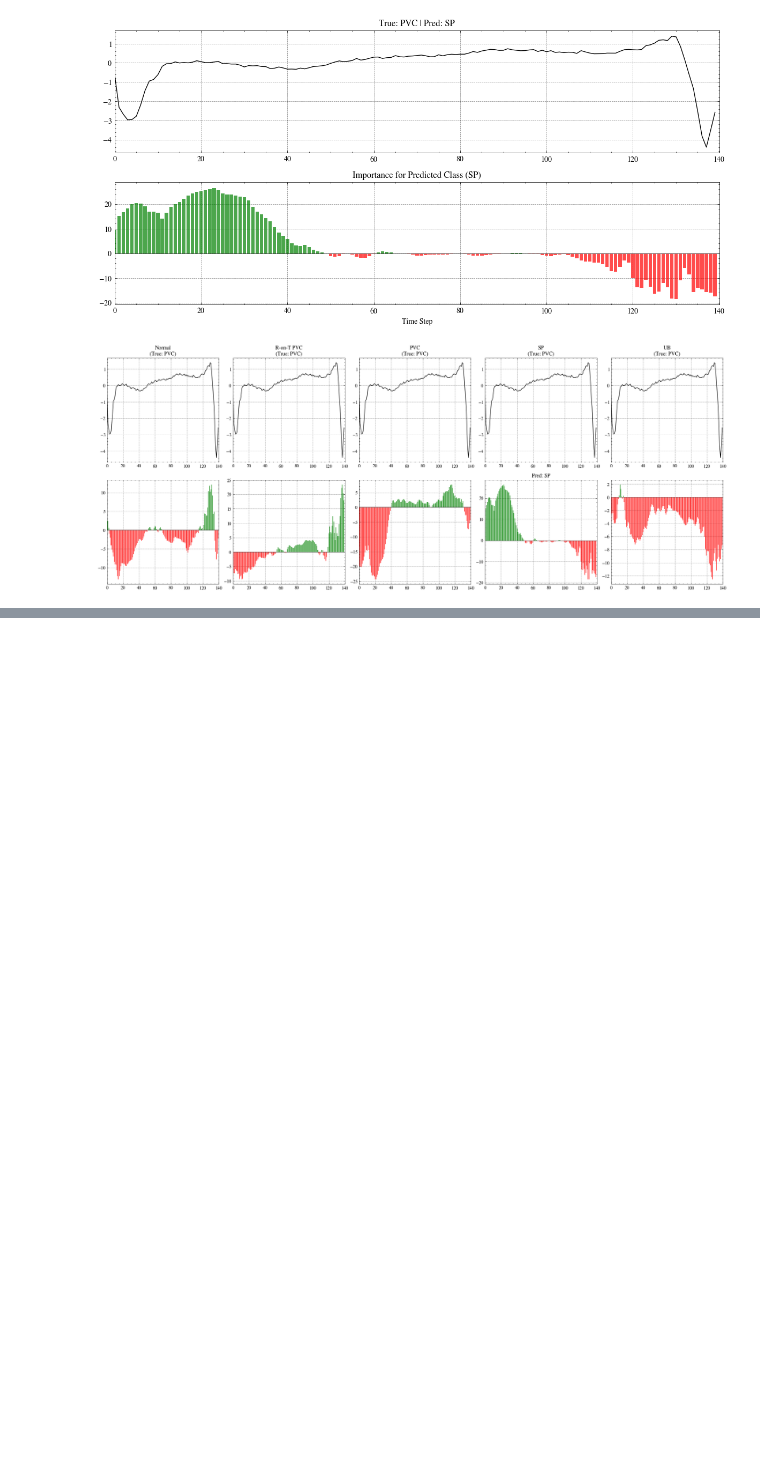
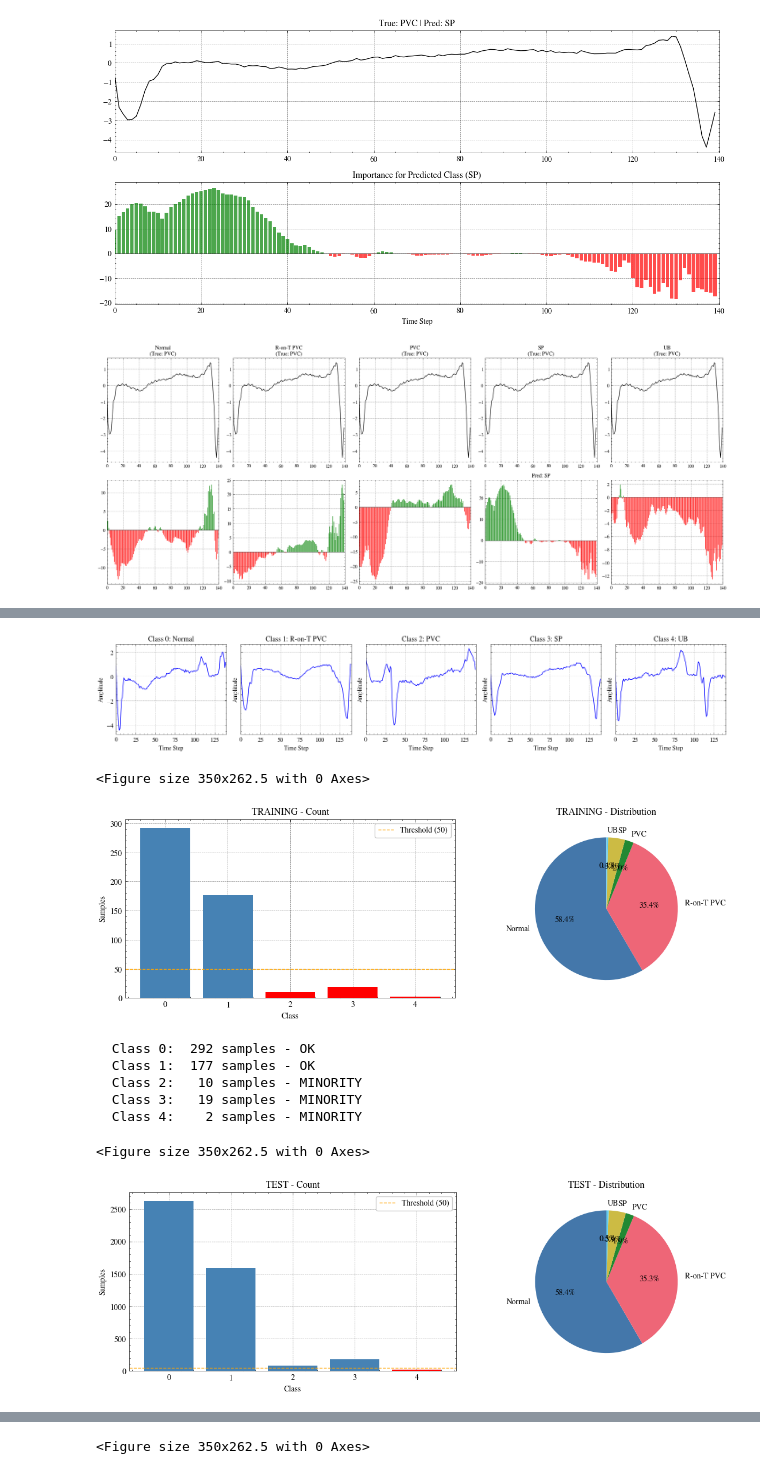
Before and after one commit to ubaidur404786/millet_ecg, a Jupyter notebook: notebooks/ecg.ipynb, the cells around one changed output, grey strips where cells are left out. Saved outputs shown, nothing was run; the diff lists cells and outputs as text; code cells hidden in the pictures; blank space fills up the shorter version.

Commit message:
add readme comments

```diff
--- a/notebooks/ecg.ipynb
+++ b/notebooks/ecg.ipynb
@@ -435,0 +482,79 @@ Testing on minority class sample (Class 2 - PVC)
+# %%
+# CELL 15: Export key plots for README
+from pathlib import Path
+from sklearn.metrics import confusion_matrix
+
+out_dir = Path("assets/ecg_plots")
+out_dir.mkdir(parents=True, exist_ok=True)
+
+def save_fig(name):
+    plt.gcf().savefig(out_dir / name, dpi=200, bbox_inches="tight")
+
+# 1) One example per class
+plot_class_examples(train_dataset, ECG5000_CLASS_NAMES)
+save_fig("01_class_examples.png")
+
+# 2) Class distributions (train + test)
+show_distribution(train_dataset, ECG5000_CLASS_NAMES, "TRAINING")
+save_fig("02_train_distribution.png")
+show_distribution(test_dataset, ECG5000_CLASS_NAMES, "TEST")
+save_fig("03_test_distribution.png")
+
+# 3) Augmentation visualization
+idx_aug = train_dataset.get_samples_by_class(2, n_samples=1)[0]
+original = train_dataset.get_bag(idx_aug).squeeze().numpy()
+fig, axes = plt.subplots(1, 4, figsize=(15, 3))
+axes[0].plot(original, 'b-')
+axes[0].set_title("Original")
+for i in range(1, 4):
+    aug = augmenter.augment(torch.as_tensor(original).unsqueeze(1)).squeeze().numpy()
+    axes[i].plot(aug, 'g-')
+    axes[i].set_title(f"Augmented {i}")
+plt.tight_layout()
+save_fig("04_augmentation_example.png")
+plt.show()
+
+# 4) Confusion matrix
+conf_mat = confusion_matrix(all_targets, all_preds)
+conf_mat_norm = conf_mat.astype('float') / conf_mat.sum(axis=1)[:, np.newaxis]
+fig, ax = plt.subplots(figsize=(8, 7))
+sns.heatmap(
+    conf_mat_norm,
+    annot=True,
+    fmt='.2f',
+    cmap='Blues',
+    xticklabels=ECG5000_CLASS_NAMES,
+    yticklabels=ECG5000_CLASS_NAMES
+    )
+ax.set_xlabel("Predicted")
+ax.set_ylabel("True")
+ax.set_title(f"Confusion Matrix (Acc: {acc:.3f})")
+save_fig("05_confusion_matrix.png")
+plt.show()
+
+# 5) Interpretation plots
+idx_interpret = test_dataset.get_samples_by_class(0, n_samples=1)[0]
+interpret_sample(model, test_dataset, idx_interpret, ECG5000_CLASS_NAMES)
+save_fig("06_single_sample_interpretation.png")
+
+compare_interpretations(model, test_dataset, idx_interpret, ECG5000_CLASS_NAMES)
+save_fig("07_compare_class_interpretations.png")
+
+minority_idx_local = test_dataset.get_samples_by_class(2, n_samples=1)[0]
+interpret_sample(model, test_dataset, minority_idx_local, ECG5000_CLASS_NAMES)
+save_fig("08_minority_single_interpretation.png")
+compare_interpretations(model, test_dataset, minority_idx_local, ECG5000_CLASS_NAMES)
+save_fig("09_minority_compare_interpretations.png")
+
+print(f"Saved plots to: {out_dir.resolve()}")
+# %% [output]
+[figure, added]
+<Figure size 350x262.5 with 0 Axes>
+[figure, added]
+  Class 0:  292 samples - OK
+  Class 1:  177 samples - OK
+  Class 2:   10 samples - MINORITY
+  Class 3:   19 samples - MINORITY
+  Class 4:    2 samples - MINORITY
+<Figure size 350x262.5 with 0 Axes>
+[figure, added]
@@ -435,0 +566 @@ Testing on minority class sample (Class 2 - PVC)
+<Figure size 350x262.5 with 0 Axes>
```
Also changed, not shown: parts of 7 cells of this notebook, 10 other files.
